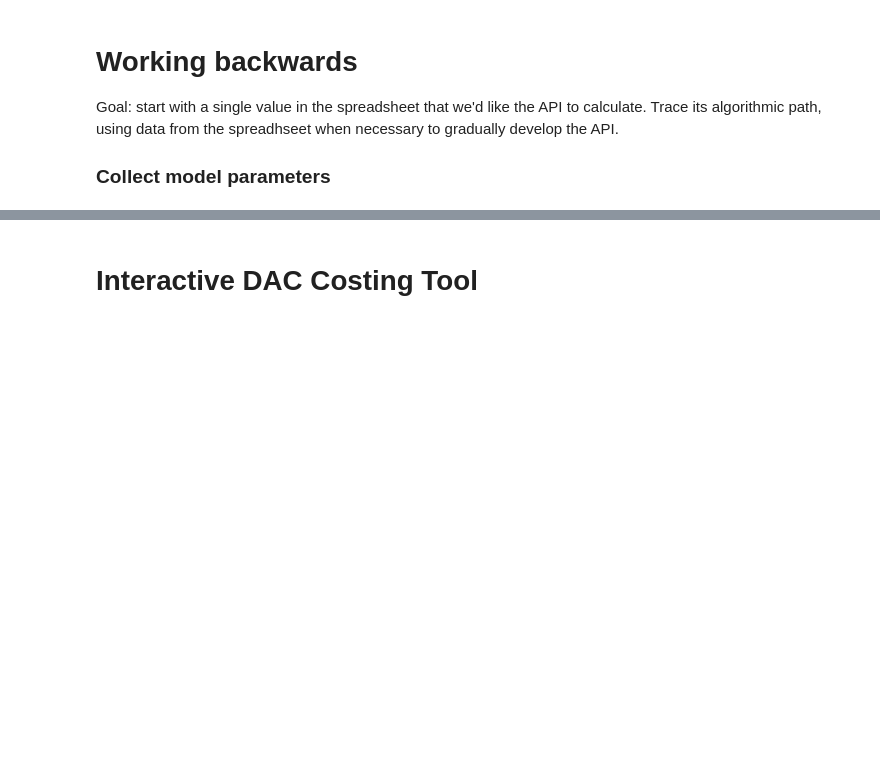
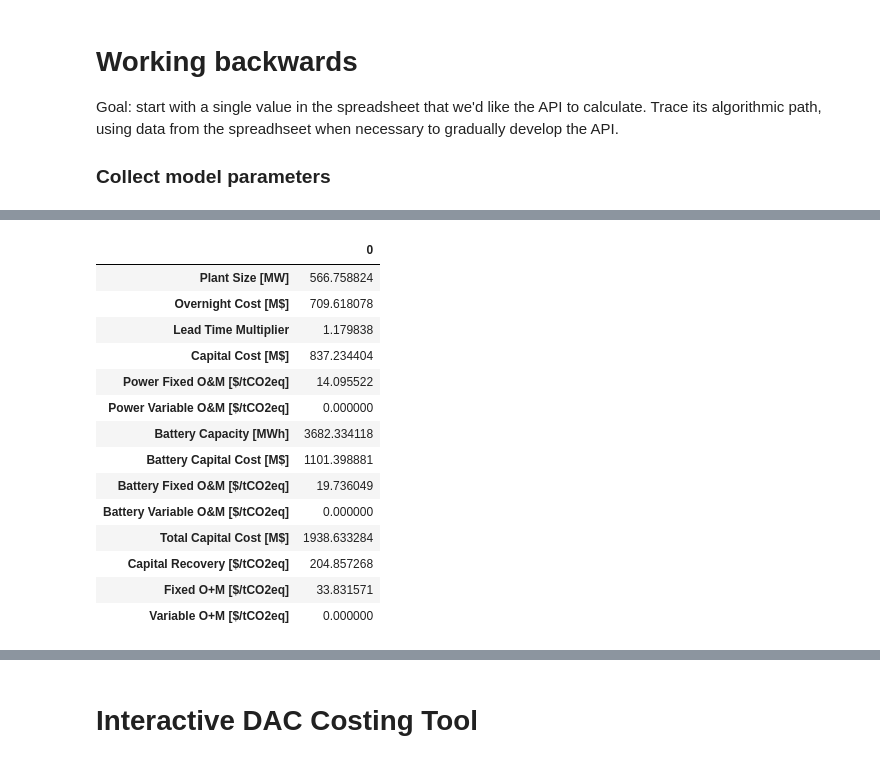
Before and after one commit to carbonplan/dac-costing, a Jupyter notebook: notebooks/DAC+Energy Analysis.ipynb, the cells around one changed output, grey strips where cells are left out. Cells and saved outputs as stored; diff of their text form; code cells hidden in the pictures; blank space fills up the shorter version.

```diff
--- a/notebooks/DAC+Energy Analysis.ipynb
+++ b/notebooks/DAC+Energy Analysis.ipynb
@@ -420,0 +396,19 @@ expected: $225.84
+# %%
+cv = combined_power_block_requirements(ev, tv, params, scenario)
+pd.Series(cv).to_frame()
+# %% [output]
+|  | 0 |
+| Plant Size [MW] | 566.758824 |
+| Overnight Cost [M$] | 709.618078 |
+| Lead Time Multiplier | 1.179838 |
+| Capital Cost [M$] | 837.234404 |
+| Power Fixed O&M [$/tCO2eq] | 14.095522 |
+| Power Variable O&M [$/tCO2eq] | 0.000000 |
+| Battery Capacity [MWh] | 3682.334118 |
+| Battery Capital Cost [M$] | 1101.398881 |
+| Battery Fixed O&M [$/tCO2eq] | 19.736049 |
+| Battery Variable O&M [$/tCO2eq] | 0.000000 |
+| Total Capital Cost [M$] | 1938.633284 |
+| Capital Recovery [$/tCO2eq] | 204.857268 |
+| Fixed O+M [$/tCO2eq] | 33.831571 |
+| Variable O+M [$/tCO2eq] | 0.000000 |
```
Also changed, not shown: parts of 20 cells of this notebook, 2 other files.
